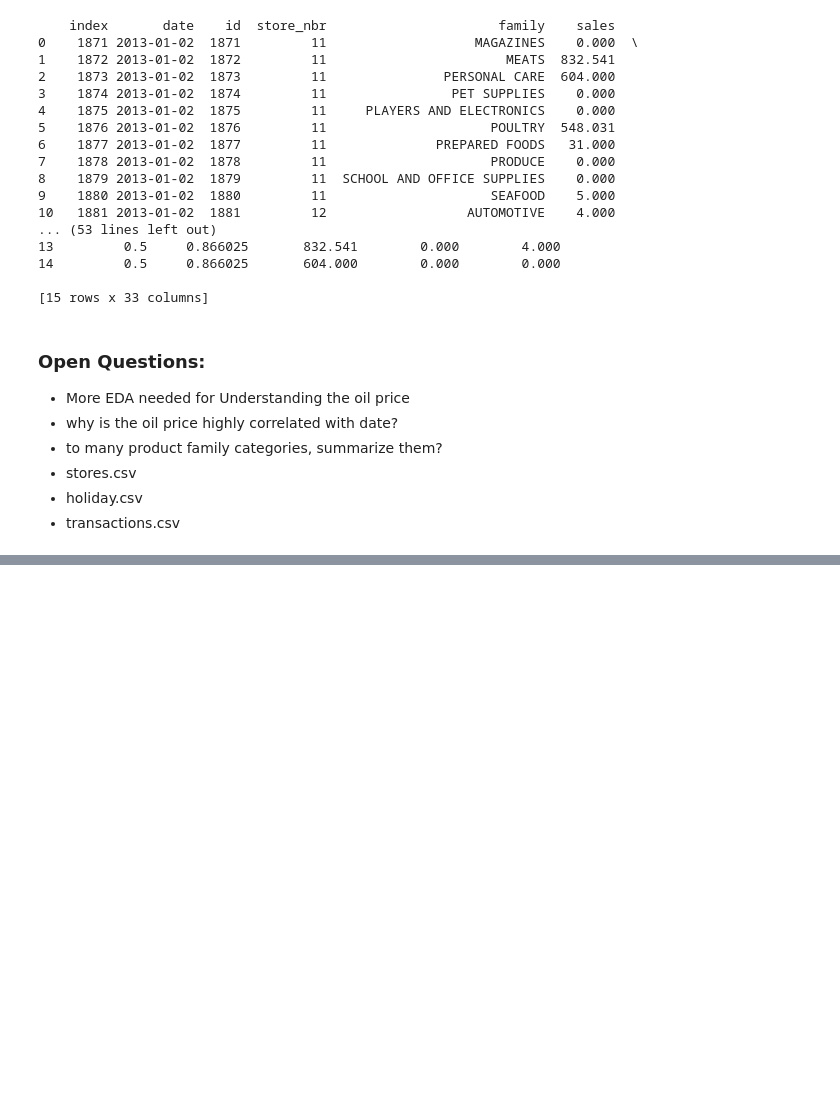
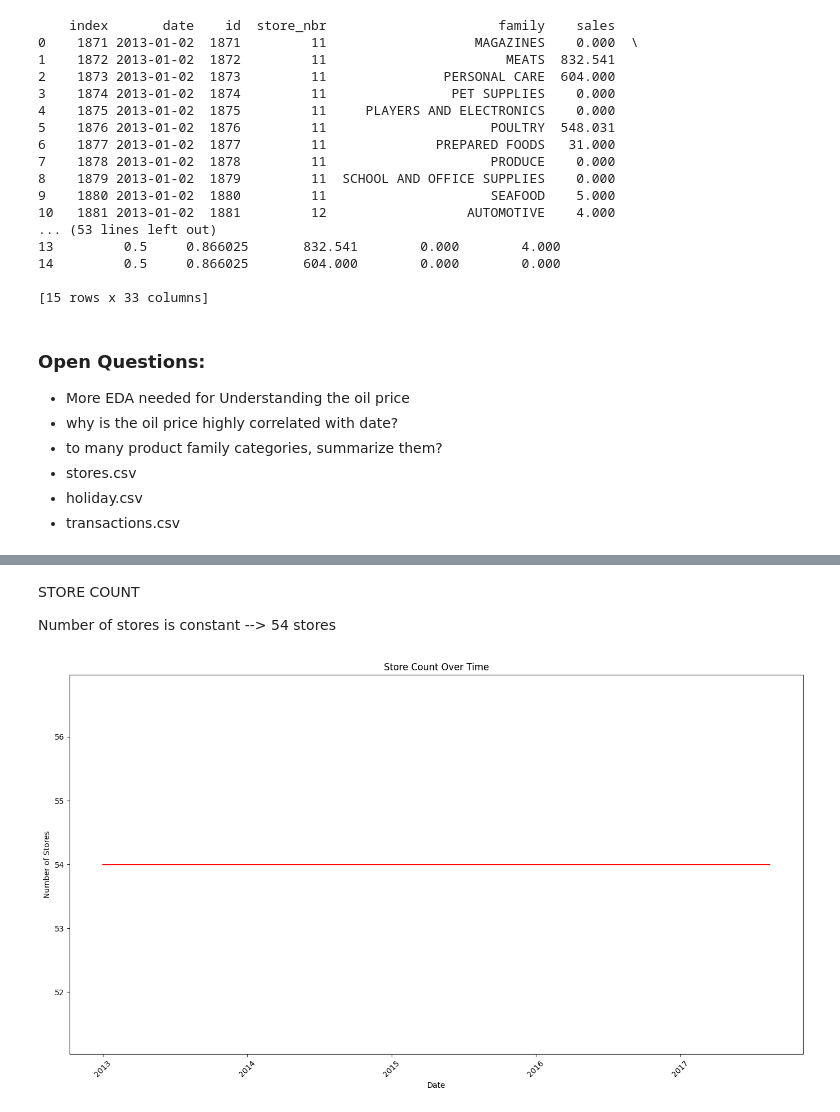
Before and after one commit to frederikerpenstein/capstone-project-sales-forecast, a Jupyter notebook: notebooks/01_Data_Load_EDA.ipynb, the cells around one changed output, grey strips where cells are left out. Saved outputs shown, nothing was run; the diff lists cells and outputs as text; code cells hidden in the pictures; blank space fills up the shorter version.

```diff
--- a/notebooks/01_Data_Load_EDA.ipynb
+++ b/notebooks/01_Data_Load_EDA.ipynb
@@ -733,0 +788,31 @@ print(df_combined.head(15))
+# %% [markdown]
+STORE COUNT
+
+Number of stores is constant --> 54 stores
+# %%
+import matplotlib.pyplot as plt
+import pandas as pd
+
+# Step 1: Group by 'date' and calculate the unique store count
+df_stores_over_time = df_train.groupby('date')['store_nbr'].nunique().reset_index()
+df_stores_over_time.rename(columns={'store_nbr': 'store_count'}, inplace=True)
+
+# Step 2: Plot store count over time
+plt.figure(figsize=(14, 8))
+
+# Plot store count only
+plt.plot(df_stores_over_time['date'], df_stores_over_time['store_count'], label='Store Count', color='red')
+
+# Adding titles and labels
+plt.title('Store Count Over Time')
+plt.xlabel('Date')
+plt.ylabel('Number of Stores')
+
+# Rotate x-axis labels for better readability
+plt.xticks(rotation=45)
+plt.tight_layout()
+
+# Display the plot
+plt.show()
+# %% [output]
+[figure, added]
```
Also changed, not shown: parts of 25 cells of this notebook.
